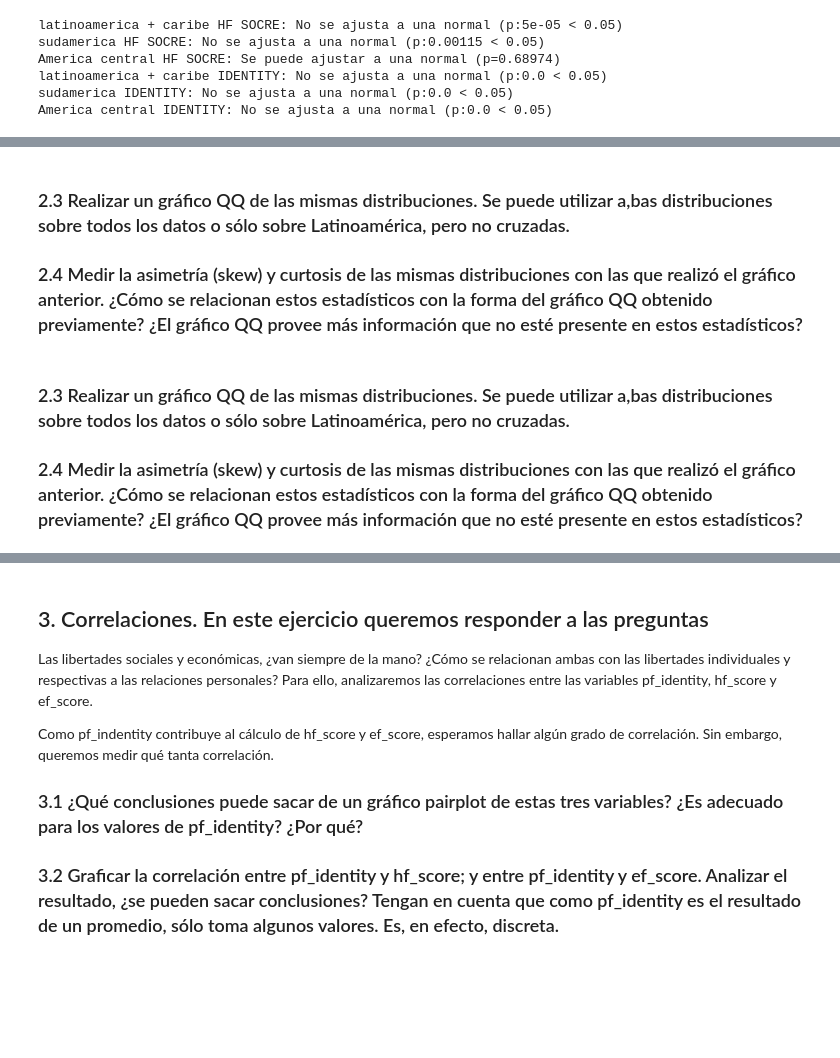
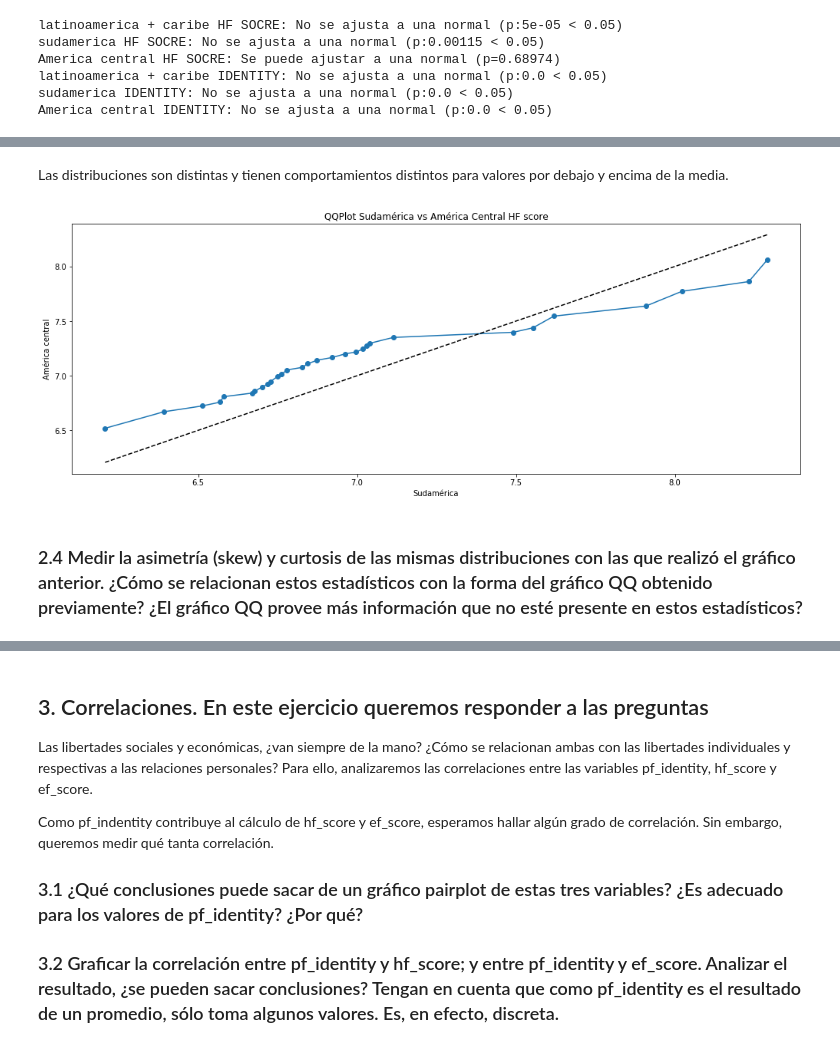
Before and after one commit to avdata99/diplo-datos-2019-practico-01, a Jupyter notebook: TP1 Visualizacion de datos.ipynb, the cells around one changed output, grey strips where cells are left out. Saved outputs shown, nothing was run; the diff lists cells and outputs as text; code cells hidden in the pictures; blank space fills up the shorter version.

```diff
--- a/TP1 Visualizacion de datos.ipynb
+++ b/TP1 Visualizacion de datos.ipynb
@@ -351,6 +375,26 @@ America central IDENTITY: No se ajusta a una normal (p:0.0 < 0.05)
+# %% [markdown]
+Las distribuciones son distintas y tienen comportamientos distintos para valores por debajo y encima de la media.
+# %%
+plt.figure(figsize=(17,6))
+sa = sudamerica['hf_score'].dropna()
+ac = america_central['hf_score'].dropna()
+
+percs = np.linspace(0,100,30)
+q_wo = np.percentile(sa, percs)
+q_la = np.percentile(ac, percs)
+
+plt.plot(q_wo,q_la,
+         # ls="",
+         marker="o")
+
+x = np.linspace(np.min((q_wo.min(),q_la.min())), np.max((q_wo.max(),q_la.max())))
+plt.plot(x,x, color="k", ls="--")
+
+plt.title('QQPlot Sudamérica vs América Central HF score')
+plt.xlabel('Sudamérica')
+plt.ylabel('América central')
+plt.show()
+# %% [output]
+[figure, added]
 # %% [markdown]
-### 2.3 Realizar un gráfico QQ de las mismas distribuciones. Se puede utilizar a,bas distribuciones sobre todos los datos o sólo sobre Latinoamérica, pero no cruzadas.
 ### 2.4 Medir la asimetría (skew) y curtosis de las mismas distribuciones con las que realizó el gráfico anterior. ¿Cómo se relacionan estos estadísticos con la forma del gráfico QQ obtenido previamente? ¿El gráfico QQ provee más información que no esté presente en estos estadísticos?
-# %% [markdown]
-### 2.3 Realizar un gráfico QQ de las mismas distribuciones. Se puede utilizar a,bas distribuciones sobre todos los datos o sólo sobre Latinoamérica, pero no cruzadas.
-### 2.4 Medir la asimetría (skew) y curtosis de las mismas distribuciones con las que realizó el gráfico anterior. ¿Cómo se relacionan estos estadísticos con la forma del gráfico QQ obtenido previamente? ¿El gráfico QQ provee más información que no esté presente en estos estadísticos?
```
Also changed, not shown: parts of 4 cells of this notebook.
